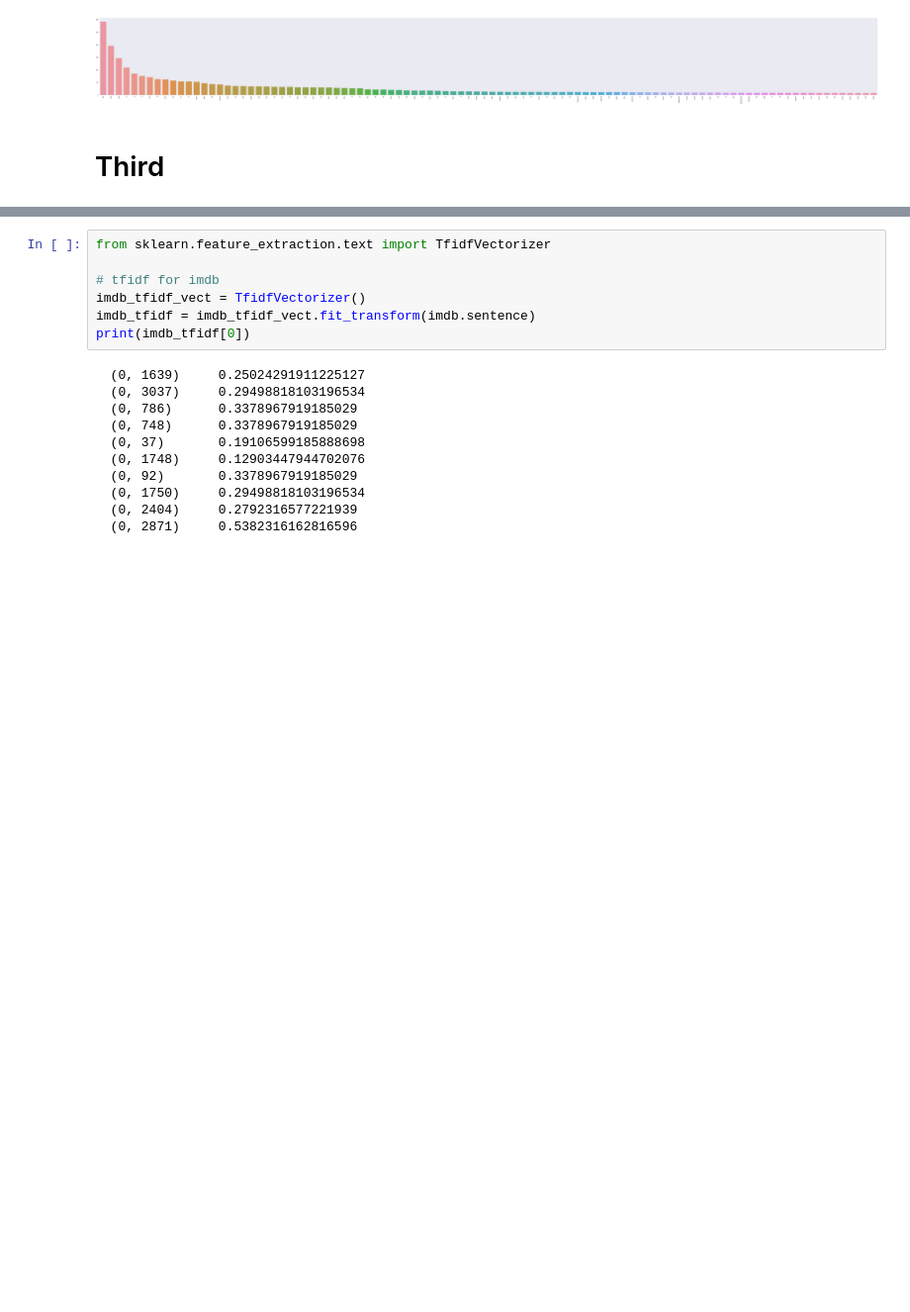
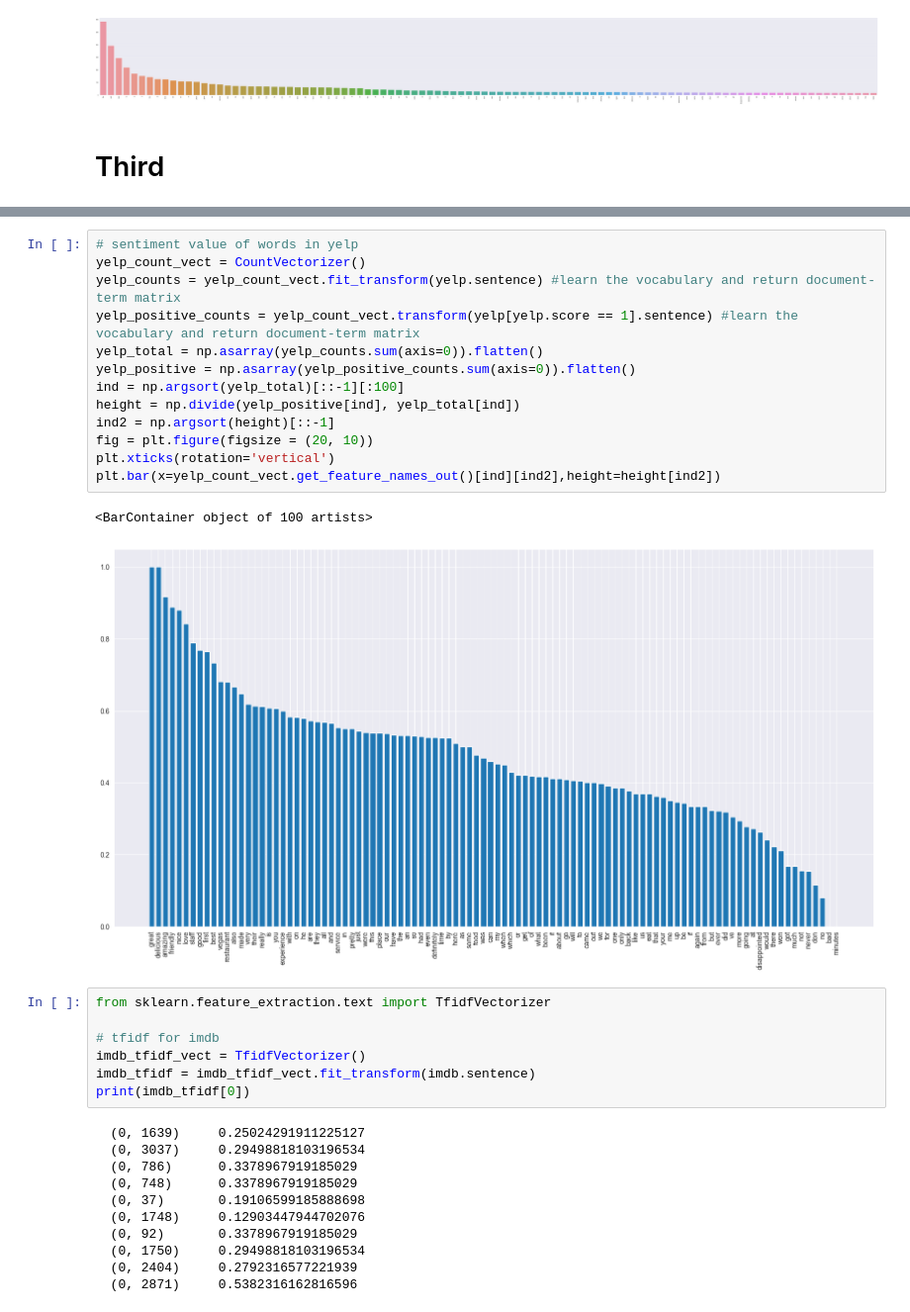
Before and after one commit to danielpclin/DM2022-Lab1-Homework, a Jupyter notebook: DM2022-Lab1-Homework.ipynb, the cells around one changed output, grey strips where cells are left out. Shown at 99% size. Saved outputs shown, nothing was run; the diff lists cells and outputs as text; blank space fills up the shorter version.

```diff
--- a/DM2022-Lab1-Homework.ipynb
+++ b/DM2022-Lab1-Homework.ipynb
@@ -430,3 +462,19 @@ plt.show()
+# %%
+# sentiment value of words in yelp
+yelp_count_vect = CountVectorizer()
+yelp_counts = yelp_count_vect.fit_transform(yelp.sentence) #learn the vocabulary and return document-term matrix
+yelp_positive_counts = yelp_count_vect.transform(yelp[yelp.score == 1].sentence) #learn the vocabulary and return document-term matrix
+yelp_total = np.asarray(yelp_counts.sum(axis=0)).flatten()
+yelp_positive = np.asarray(yelp_positive_counts.sum(axis=0)).flatten()
+ind = np.argsort(yelp_total)[::-1][:100]
+height = np.divide(yelp_positive[ind], yelp_total[ind])
+ind2 = np.argsort(height)[::-1]
+fig = plt.figure(figsize = (20, 10))
+plt.xticks(rotation='vertical')
+plt.bar(x=yelp_count_vect.get_feature_names_out()[ind][ind2],height=height[ind2])
+# %% [output]
+<BarContainer object of 100 artists>
+[figure, added]
 # %%
 from sklearn.feature_extraction.text import TfidfVectorizer
 
```
Also changed, not shown: parts of 5 cells of this notebook.
